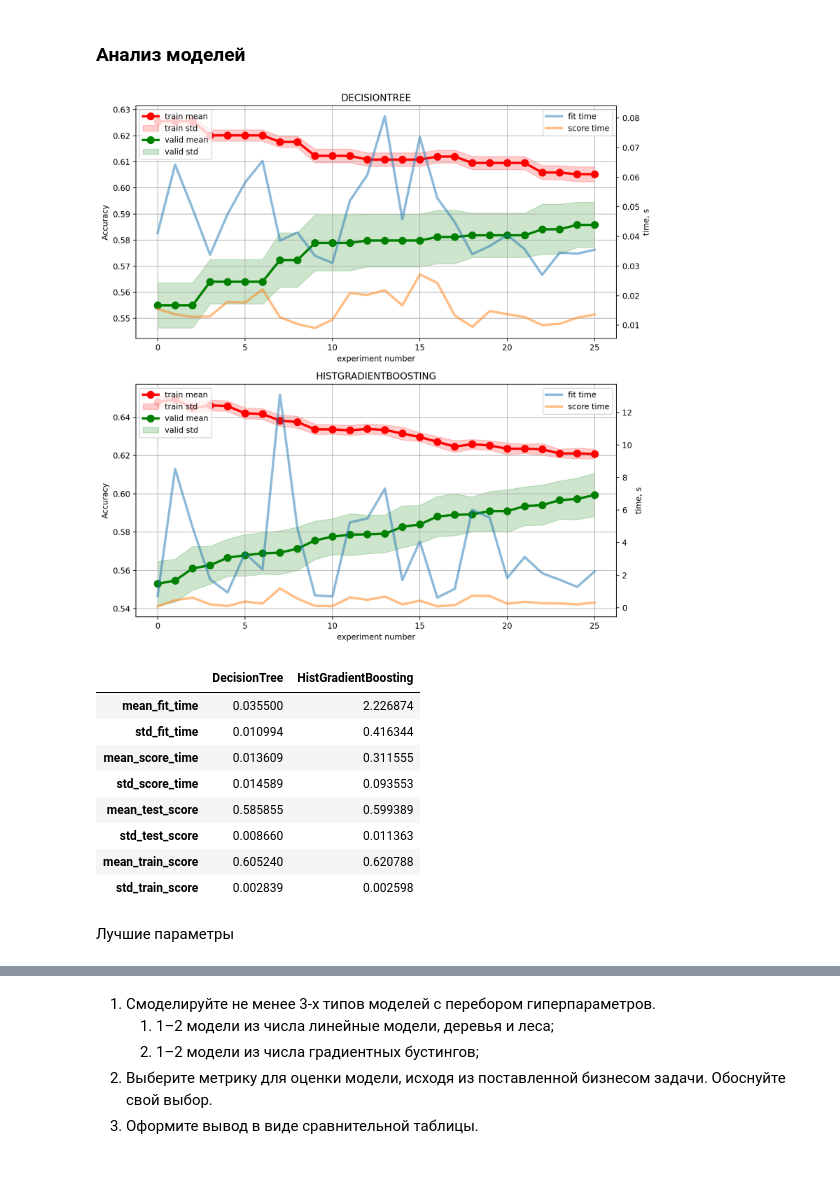
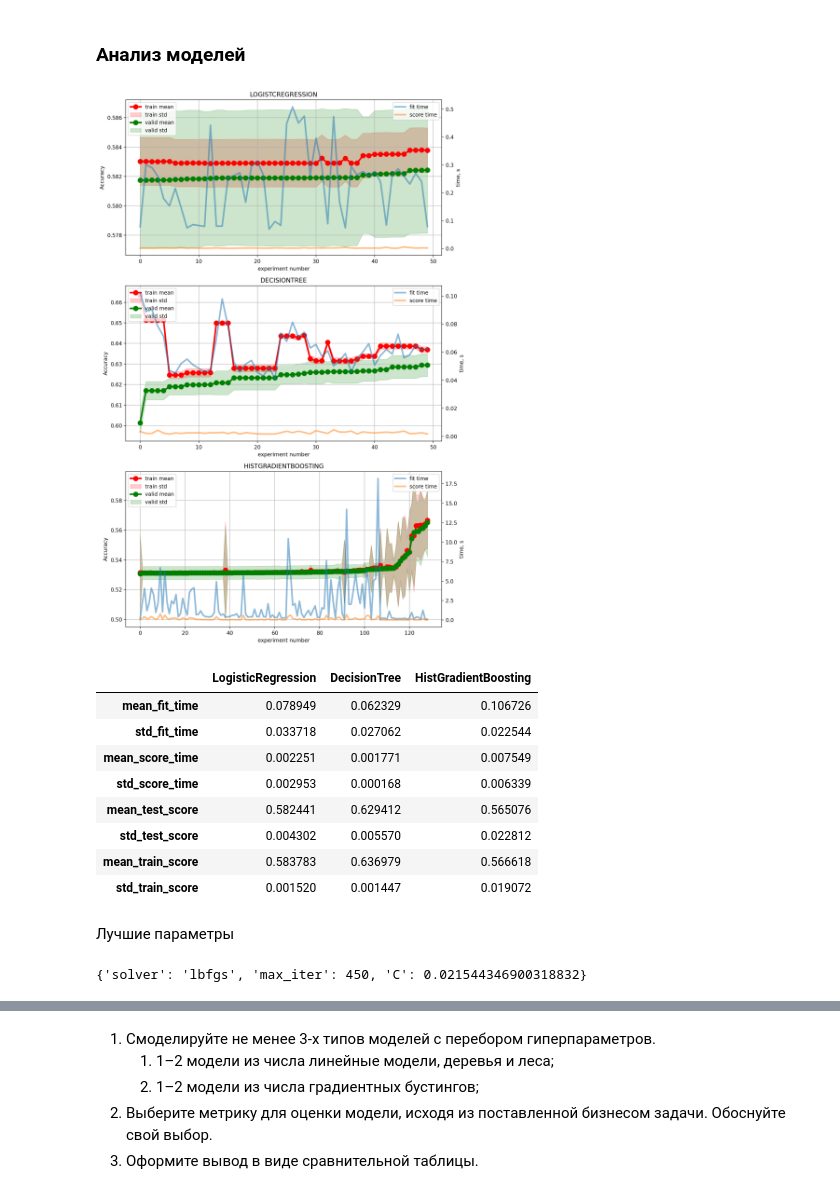
Before and after one commit to dimdasci/yp15-motor-vehicle-collisions, a Jupyter notebook: notebooks/yp15-motor-vehicle-collisions.ipynb, the cells around one changed output, grey strips where cells are left out. Drawn from its saved outputs; the diff is of its cells as text; code cells hidden in the pictures.

```diff
--- a/notebooks/yp15-motor-vehicle-collisions.ipynb
+++ b/notebooks/yp15-motor-vehicle-collisions.ipynb
@@ -1133,8 +1061,8 @@ ColumnTransformer(transformers=[('encoder', OrdinalEncoder(dtype=<class 'int'>),
 # %% [markdown]
 Создадим пайплайны для обучения
 # %%
-categorical_mask = [True] * len(categorical_columns) + [False] * len(
-    numerical_columns)
+categorical_mask = [True] * len(categorical_features) + [False] * len(
+    numerical_features)
 # %%
 classifiers = [
     DummyClassifier(),
@@ -1221,18 +1179,17 @@ RandomizedSearchCV(cv=RepeatedKFold(n_repeats=5, n_splits=5,
                    refit=False, return_train_score=True, verbose=1)
 # %%
 hgb_param_distributions = {
-    'estimator__max_iter':
-        np.arange(100, 1600, 100),
-    'estimator__max_leaf_nodes': [2**i for i in range(1, 9)],
-    'estimator__learning_rate':
-        np.logspace(-2, 1, num=20, endpoint=True, base=10, dtype=float, axis=0),
-    'estimator__min_samples_leaf':
-        np.arange(25, 275, 25),
-    'estimator__l2_regularization':
+    'max_iter':
+        np.arange(100, 1100, 200),
+    'max_leaf_nodes': [2**i for i in range(5, 13, 1)],
+    'learning_rate':
+        np.logspace(-2, 1, num=10, endpoint=True, base=10, dtype=float, axis=0),
+    'min_samples_leaf': [2**i for i in range(5, 13, 1)],
+    'l2_regularization':
         np.append([0],
                   np.logspace(0,
                               3,
-                              num=20,
+                              num=10,
                               endpoint=True,
                               base=10,
                               dtype=float,
@@ -1241,20 +1198,20 @@ hgb_param_distributions = {
 # %%
 %%time
 try:
-    with open('./data/hgb_search_results.pkl', "rb") as file:
+    with open('./data/hgb_search_results11.pkl', "rb") as file:
         hgb_search_estimator = pickle.load(file)
 except Exception:
     hgb_search_estimator = RandomizedSearchCV(
-        estimator=pipelines[3],
+        estimator=classifiers[3],
         param_distributions=hgb_param_distributions,
-        n_iter=100,
+        n_iter=150,
         n_jobs=-1,
         refit=False,
         cv=cv,
         verbose=1,
         random_state=RANDOM_STATE,
         return_train_score=True)
-    hgb_search_estimator.fit(X_train, y_train)
+    hgb_search_estimator.fit(X_train_preprocessed, y_train)
     with open('./data/hgb_search_results.pkl', "wb") as file:
         pickle.dump(hgb_search_estimator, file)
 # %% [output]
@@ -1269,22 +1227,29 @@ results_columns = [
     'params', 'rank_test_score'
 ]
 # %%
+lr_results = pd.DataFrame(
+    lr_search_estimator.cv_results_)[results_columns].query(
+        'mean_test_score > .55').sort_values(by="mean_test_score")
+
+
 dt_results = pd.DataFrame(
     dt_search_estimator.cv_results_)[results_columns].query(
-        'mean_test_score > .55 and mean_train_score > .605').sort_values(by="mean_test_score")
+        'mean_test_score > .55').sort_values(by="mean_test_score")
 
 hgb_results = pd.DataFrame(
     hgb_search_estimator.cv_results_)[results_columns].query(
-        'mean_test_score > .55 and mean_train_score > .62').sort_values(by="mean_test_score")
+        'mean_test_score > .53').sort_values(by="mean_test_score")
 # %%
-fig, (ax1, ax2) = plt.subplots(2, 1, figsize=(10, 10))
-plot_searh_curve(dt_results, ax=ax1, model_name='DecisionTree')
-plot_searh_curve(hgb_results, ax=ax2, model_name='HistGradientBoosting')
+fig, (ax1, ax2, ax3) = plt.subplots(3, 1, figsize=(10, 15))
+plot_searh_curve(lr_results, ax=ax1, model_name='LogistcRegression')
+plot_searh_curve(dt_results, ax=ax2, model_name='DecisionTree')
+plot_searh_curve(hgb_results, ax=ax3, model_name='HistGradientBoosting')
 plt.tight_layout()
 plt.show()
 # %% [output]
-[figure, old version]
+[figure, new version]
 # %%
+lr_best_idx = -1
 dt_best_idx = -1
 hgb_best_index = -1
 
@@ -1292,28 +1257,34 @@ _cols = hgb_results.columns.to_list()
 _cols.remove('params')
 _cols.remove('rank_test_score')
 
+lr_best_params = lr_results.iloc[[lr_best_idx]].params.values[0]
 dt_best_params = dt_results.iloc[[dt_best_idx]].params.values[0]
 hgb_best_params = hgb_results.iloc[[hgb_best_index]].params.values[0]
 
 comparison = pd.concat([
+    lr_results.iloc[[lr_best_idx]],
     dt_results.iloc[[dt_best_idx]],
     hgb_results.iloc[[hgb_best_index]]
 ])[_cols].T
-comparison.columns = ['DecisionTree', 'HistGradientBoosting']
+comparison.columns = ["LogisticRegression", "DecisionTree", "HistGradientBoosting"]
 
 comparison
 # %% [output]
-|  | DecisionTree | HistGradientBoosting |
-| mean_fit_time | 0.035500 | 2.226874 |
-| std_fit_time | 0.010994 | 0.416344 |
-| mean_score_time | 0.013609 | 0.311555 |
-| std_score_time | 0.014589 | 0.093553 |
-| mean_test_score | 0.585855 | 0.599389 |
-| std_test_score | 0.008660 | 0.011363 |
-| mean_train_score | 0.605240 | 0.620788 |
-| std_train_score | 0.002839 | 0.002598 |
+|  | LogisticRegression | DecisionTree | HistGradientBoosting |
+| mean_fit_time | 0.078949 | 0.062329 | 0.106726 |
+| std_fit_time | 0.033718 | 0.027062 | 0.022544 |
+| mean_score_time | 0.002251 | 0.001771 | 0.007549 |
+| std_score_time | 0.002953 | 0.000168 | 0.006339 |
+| mean_test_score | 0.582441 | 0.629412 | 0.565076 |
+| std_test_score | 0.004302 | 0.005570 | 0.022812 |
+| mean_train_score | 0.583783 | 0.636979 | 0.566618 |
+| std_train_score | 0.001520 | 0.001447 | 0.019072 |
 # %% [markdown]
 Лучшие параметры
+# %%
+lr_best_params
+# %% [output]
+{'solver': 'lbfgs', 'max_iter': 450, 'C': 0.021544346900318832}
 # %%
 dt_best_params
 # %% [output]
```
Also changed, not shown: parts of 60 cells of this notebook.
